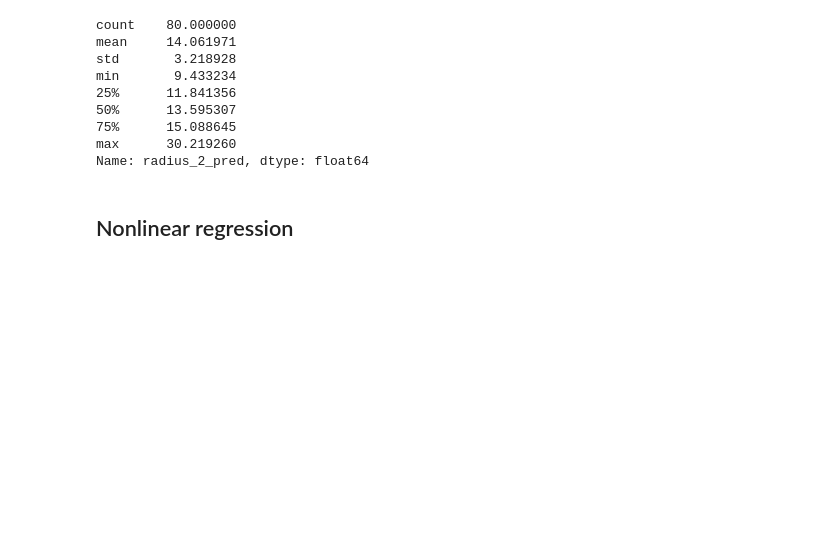
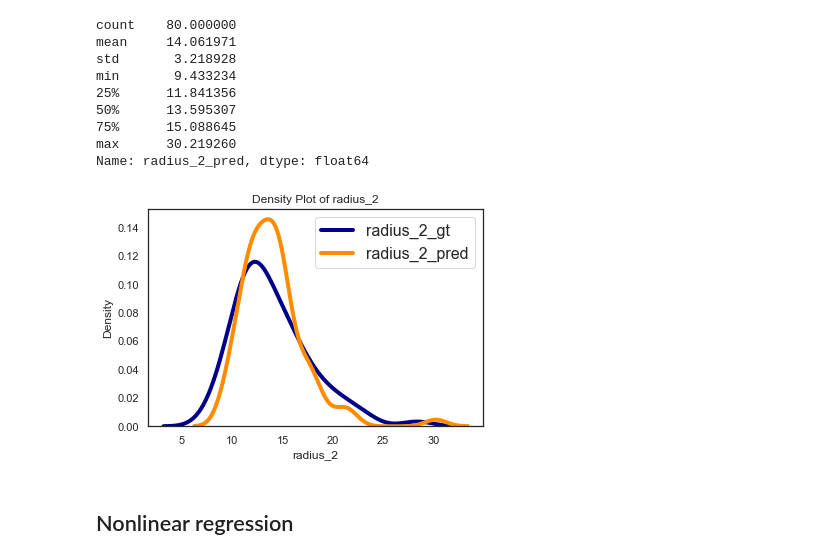
Before and after one commit to ck-unifr/cancer_test_july_20, a Jupyter notebook: bix_cancer_test_july_20.ipynb, the cells around one changed output. Saved outputs shown, nothing was run; the diff lists cells and outputs as text; code cells hidden in the pictures; blank space fills up the shorter version.

```diff
--- a/bix_cancer_test_july_20.ipynb
+++ b/bix_cancer_test_july_20.ipynb
@@ -2300,6 +2300,36 @@ min       9.433234
 75%      15.088645
 max      30.219260
 Name: radius_2_pred, dtype: float64
+# %%
+# Density Plot and Histogram of all arrival delays
+def plot_density(df_test):
+    sns.distplot(df_test['radius_2_gt'],
+                 hist=False,
+                 kde=True,
+                 color = 'darkblue',
+                 hist_kws={'edgecolor':'black'},
+                 kde_kws={'linewidth': 4},
+                 label='radius_2_gt',
+                )
+
+    sns.distplot(df_test['radius_2_pred'],
+                 hist=False,
+                 kde=True,
+                 color = 'darkorange',
+                 hist_kws={'edgecolor':'black'},
+                 kde_kws={'linewidth': 4},
+                 label='radius_2_pred',
+                )
+
+    # Plot formatting
+    plt.legend(prop={'size': 16},)
+    plt.title('Density Plot of radius_2')
+    plt.xlabel('radius_2')
+    plt.ylabel('Density')
+# %%
+plot_density(df_test)
+# %% [output]
+[figure, added]
 # %% [markdown]
 ## Nonlinear regression
 # %%
```
Also changed, not shown: parts of 1 cell of this notebook.
